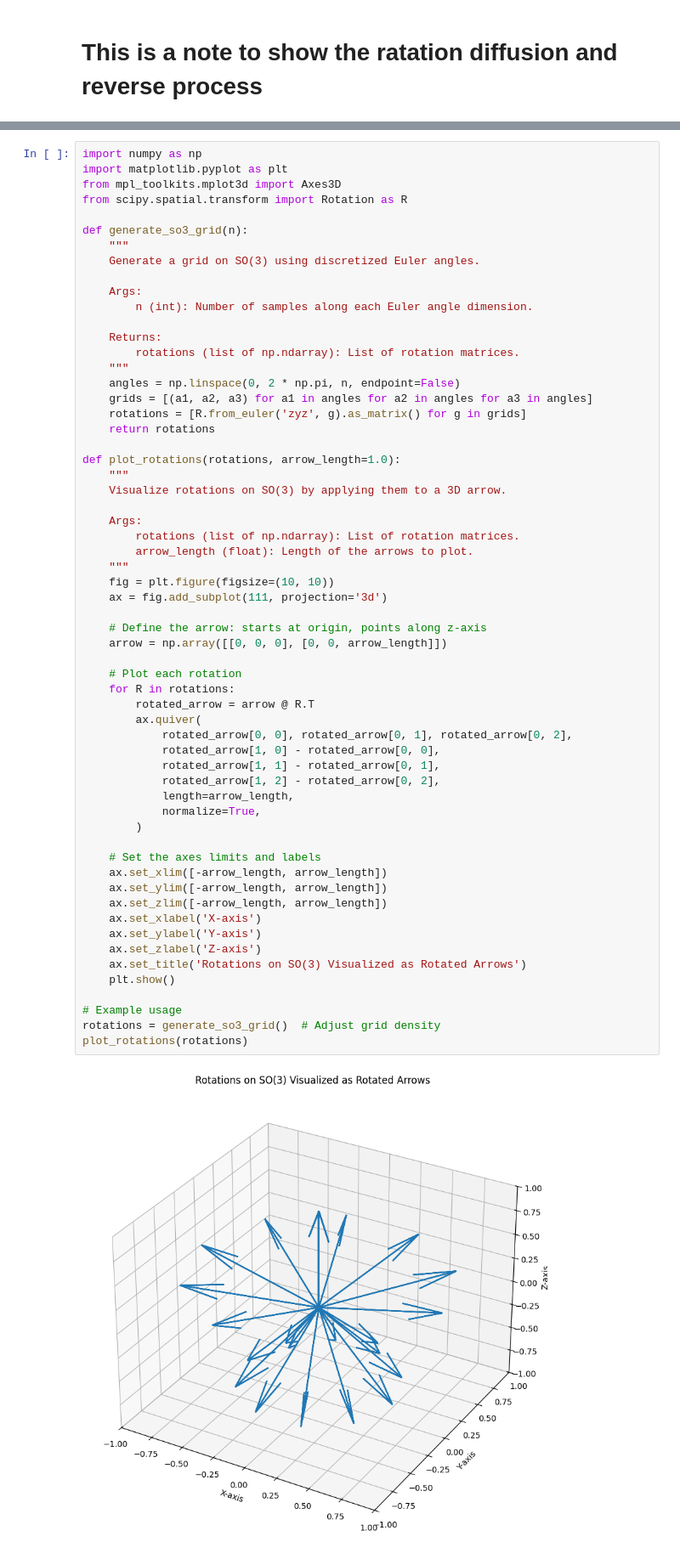
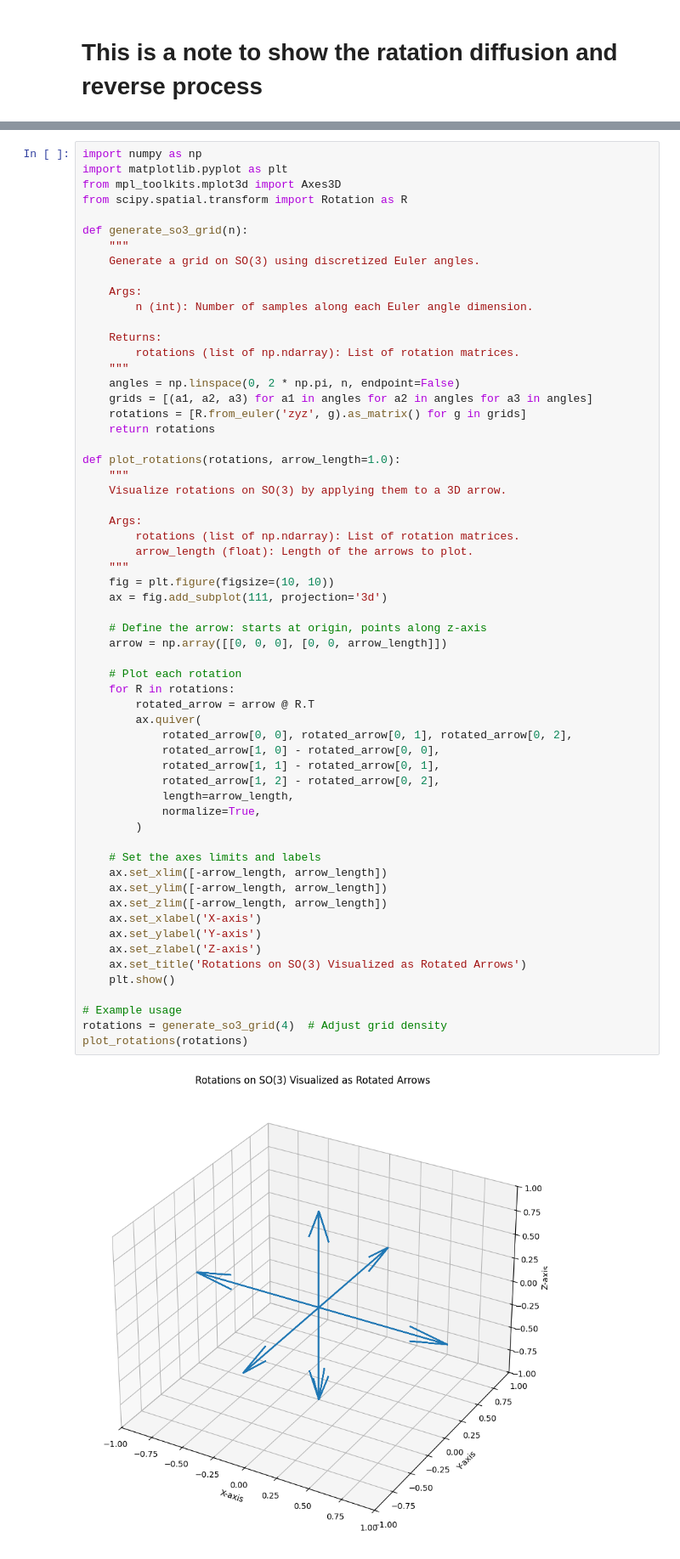
Before and after one commit to Xyunyao/RFDiffusion_breakdown, a Jupyter notebook: RFdiffusion_SI_II.ipynb, the cells around one changed output, grey strips where cells are left out. Shown at 85% size. Saved outputs shown, nothing was run; the diff lists cells and outputs as text.

```diff
--- a/RFdiffusion_SI_II.ipynb
+++ b/RFdiffusion_SI_II.ipynb
@@ -33,34 +42,34 @@ def plot_rotations(rotations, arrow_length=1.0):
     ax = fig.add_subplot(111, projection='3d')
 
     # Define the arrow: starts at origin, points along z-axis
     arrow = np.array([[0, 0, 0], [0, 0, arrow_length]])
 
     # Plot each rotation
     for R in rotations:
         rotated_arrow = arrow @ R.T
         ax.quiver(
             rotated_arrow[0, 0], rotated_arrow[0, 1], rotated_arrow[0, 2],
             rotated_arrow[1, 0] - rotated_arrow[0, 0],
             rotated_arrow[1, 1] - rotated_arrow[0, 1],
             rotated_arrow[1, 2] - rotated_arrow[0, 2],
             length=arrow_length,
             normalize=True,
         )
 
     # Set the axes limits and labels
     ax.set_xlim([-arrow_length, arrow_length])
     ax.set_ylim([-arrow_length, arrow_length])
     ax.set_zlim([-arrow_length, arrow_length])
     ax.set_xlabel('X-axis')
     ax.set_ylabel('Y-axis')
     ax.set_zlabel('Z-axis')
     ax.set_title('Rotations on SO(3) Visualized as Rotated Arrows')
     plt.show()
 
 # Example usage
-rotations = generate_so3_grid()  # Adjust grid density
+rotations = generate_so3_grid(4)  # Adjust grid density
 plot_rotations(rotations)
 # %% [output]
-[figure, old version]
+[figure, new version]
 # %%
 # sample one rotation
```
Also changed, not shown: parts of 17 cells of this notebook, 3 other files.
